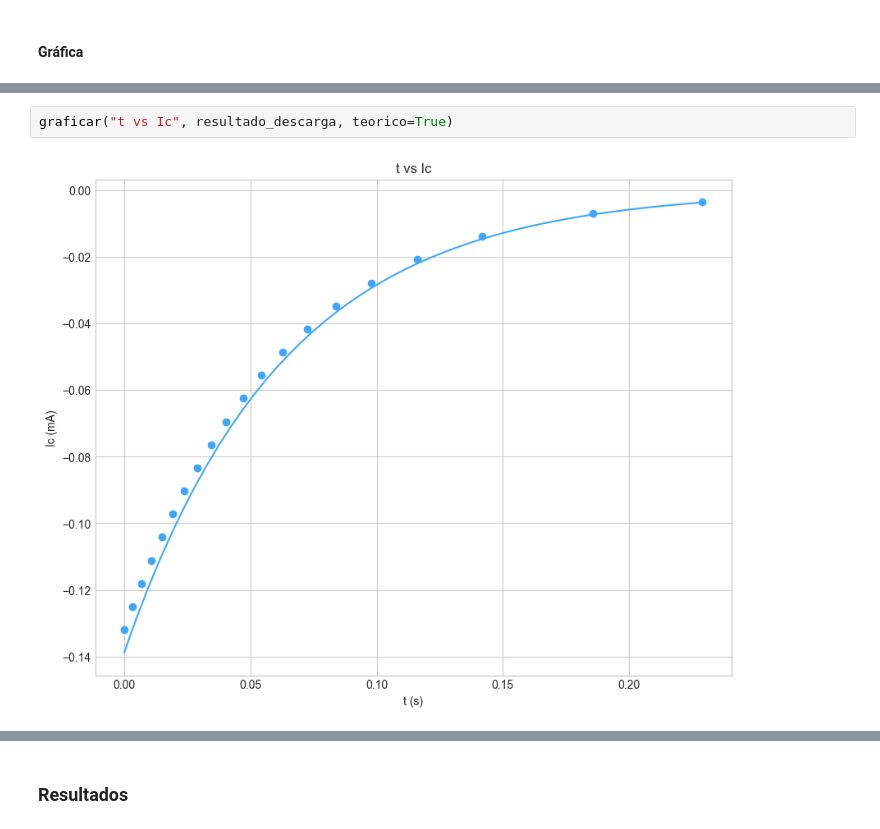
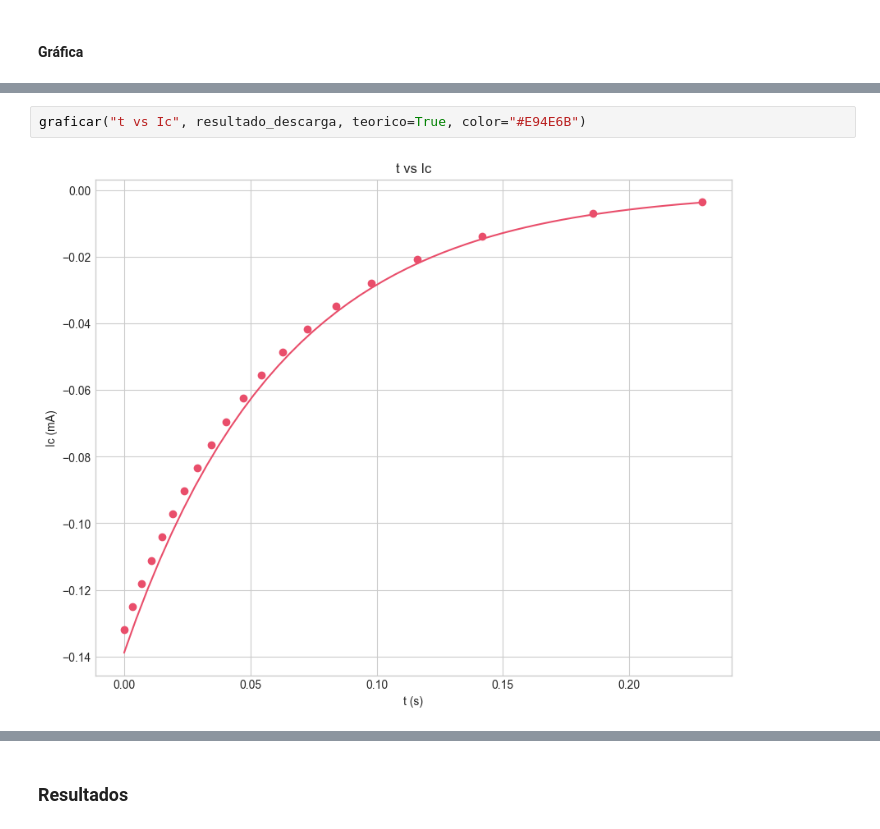
Before and after one commit to afgalvan/circuit-lab, a Jupyter notebook: circuit_lab.ipynb, the cells around one changed output, grey strips where cells are left out. Saved outputs shown, nothing was run; the diff lists cells and outputs as text.

Commit message:
chore: change color for download

```diff
--- a/circuit_lab.ipynb
+++ b/circuit_lab.ipynb
@@ -168,5 +168,5 @@ graficar("t vs Ic", resultado_descarga)
 # %%
-graficar("t vs Ic", resultado_descarga, teorico=True)
+graficar("t vs Ic", resultado_descarga, teorico=True, color="#E94E6B")
 # %% [output]
-[figure, old version]
+[figure, new version]
 # %%
```
Also changed, not shown: parts of 8 cells of this notebook, 1 other file.
